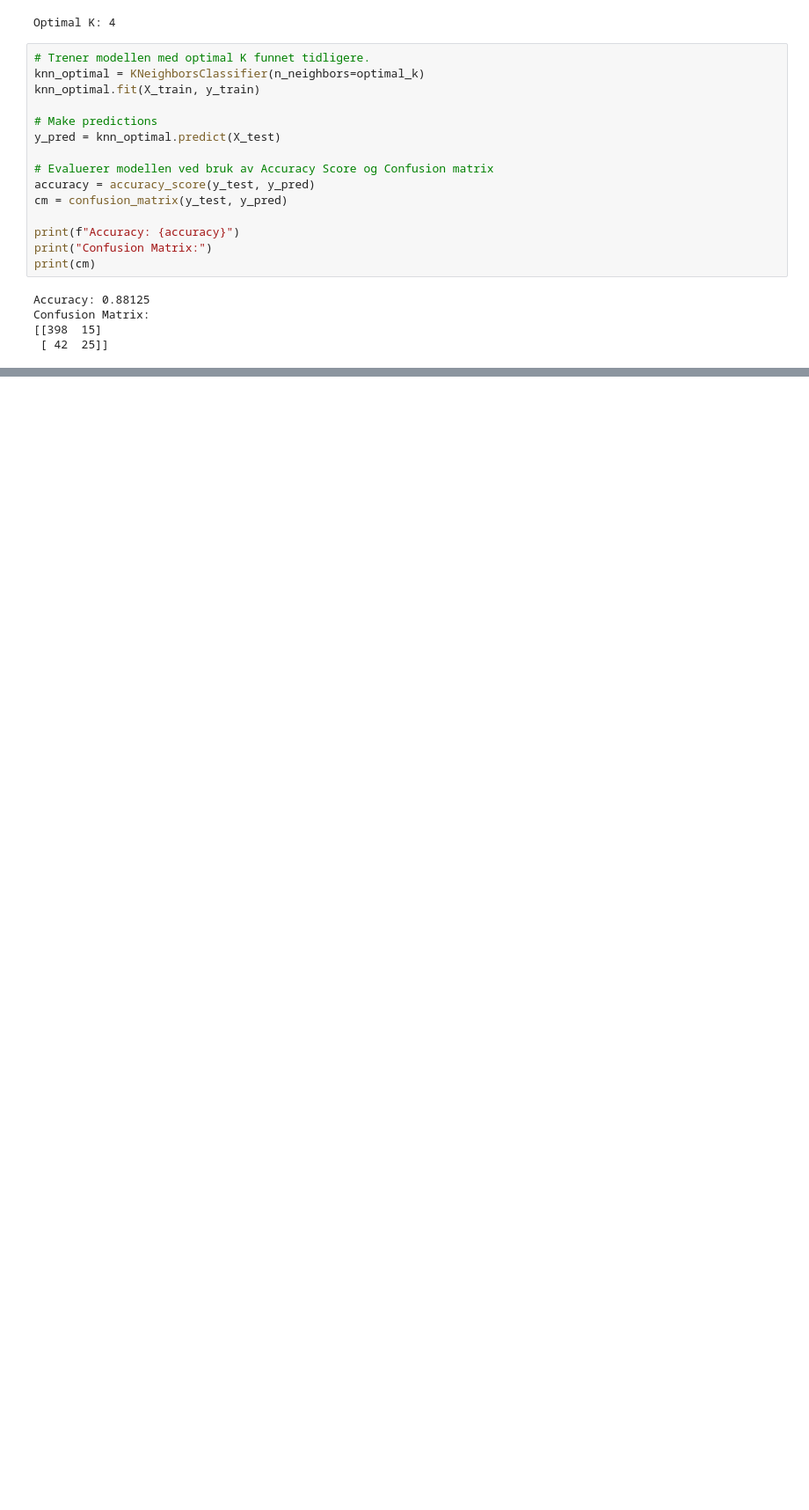
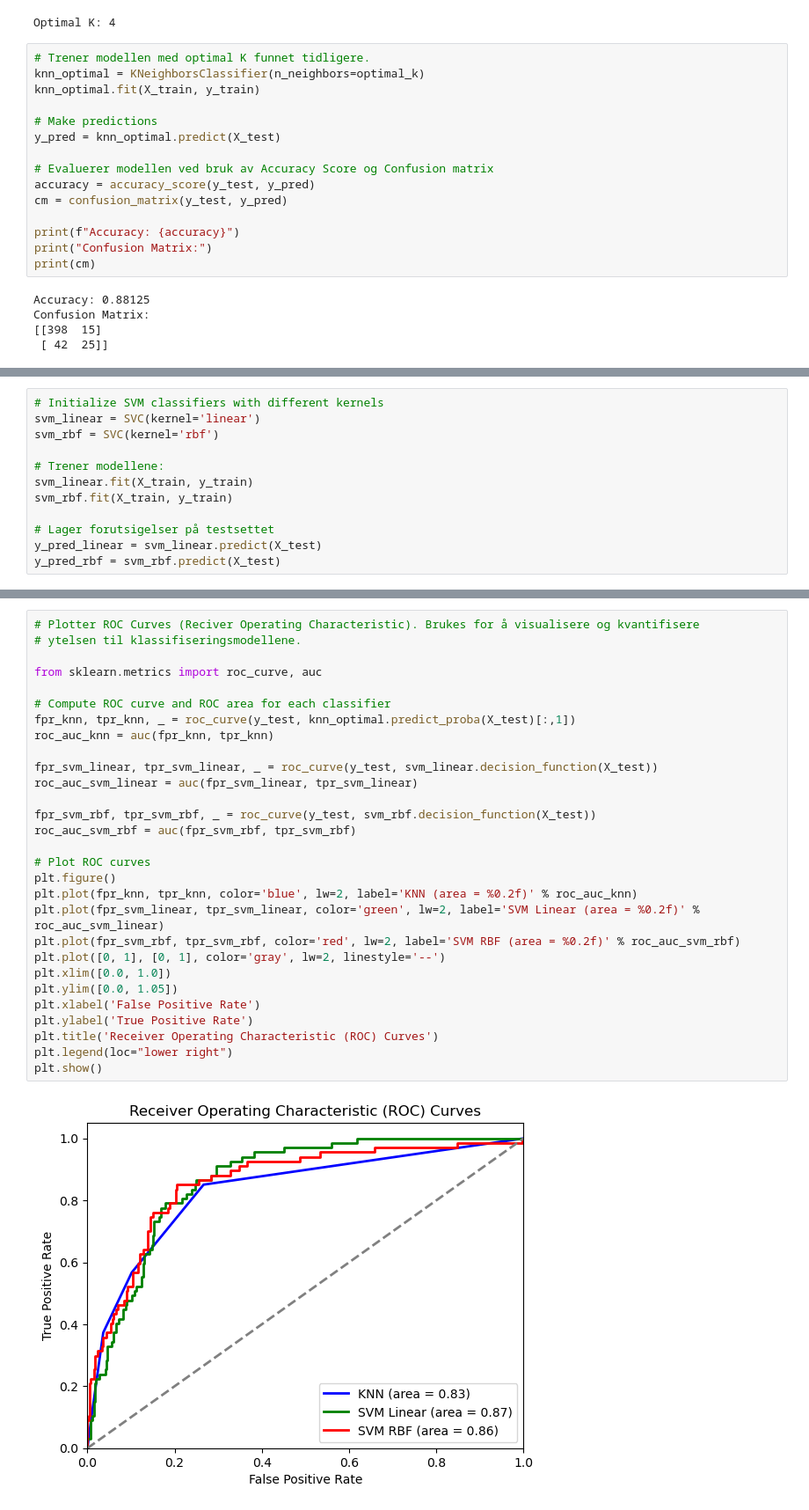
Before and after one commit to SolveigJorgensen/Intro-to-AI---Lab, a Jupyter notebook: Lab4.ipynb, the cells around one changed output, grey strips where cells are left out. Shown: that part at 88% size. Cells and saved outputs as stored; diff of their text form; blank space fills up the shorter version.

```diff
--- a/Lab4.ipynb
+++ b/Lab4.ipynb
@@ -157,0 +158,12 @@ Confusion Matrix:
+# %%
+# Initialize SVM classifiers with different kernels
+svm_linear = SVC(kernel='linear')
+svm_rbf = SVC(kernel='rbf')
+
+# Trener modellene:
+svm_linear.fit(X_train, y_train)
+svm_rbf.fit(X_train, y_train)
+
+# Lager forutsigelser på testsettet
+y_pred_linear = svm_linear.predict(X_test)
+y_pred_rbf = svm_rbf.predict(X_test)
@@ -157,0 +211,31 @@ Confusion Matrix:
+# %%
+# Plotter ROC Curves (Reciver Operating Characteristic). Brukes for å visualisere og kvantifisere
+# ytelsen til klassifiseringsmodellene.
+
+from sklearn.metrics import roc_curve, auc
+
+# Compute ROC curve and ROC area for each classifier
+fpr_knn, tpr_knn, _ = roc_curve(y_test, knn_optimal.predict_proba(X_test)[:,1])
+roc_auc_knn = auc(fpr_knn, tpr_knn)
+
+fpr_svm_linear, tpr_svm_linear, _ = roc_curve(y_test, svm_linear.decision_function(X_test))
+roc_auc_svm_linear = auc(fpr_svm_linear, tpr_svm_linear)
+
+fpr_svm_rbf, tpr_svm_rbf, _ = roc_curve(y_test, svm_rbf.decision_function(X_test))
+roc_auc_svm_rbf = auc(fpr_svm_rbf, tpr_svm_rbf)
+
+# Plot ROC curves
+plt.figure()
+plt.plot(fpr_knn, tpr_knn, color='blue', lw=2, label='KNN (area = %0.2f)' % roc_auc_knn)
+plt.plot(fpr_svm_linear, tpr_svm_linear, color='green', lw=2, label='SVM Linear (area = %0.2f)' % roc_auc_svm_linear)
+plt.plot(fpr_svm_rbf, tpr_svm_rbf, color='red', lw=2, label='SVM RBF (area = %0.2f)' % roc_auc_svm_rbf)
+plt.plot([0, 1], [0, 1], color='gray', lw=2, linestyle='--')
+plt.xlim([0.0, 1.0])
+plt.ylim([0.0, 1.05])
+plt.xlabel('False Positive Rate')
+plt.ylabel('True Positive Rate')
+plt.title('Receiver Operating Characteristic (ROC) Curves')
+plt.legend(loc="lower right")
+plt.show()
+# %% [output]
+[figure, added]
```
Also changed, not shown: parts of 5 cells of this notebook, 1 other file.
